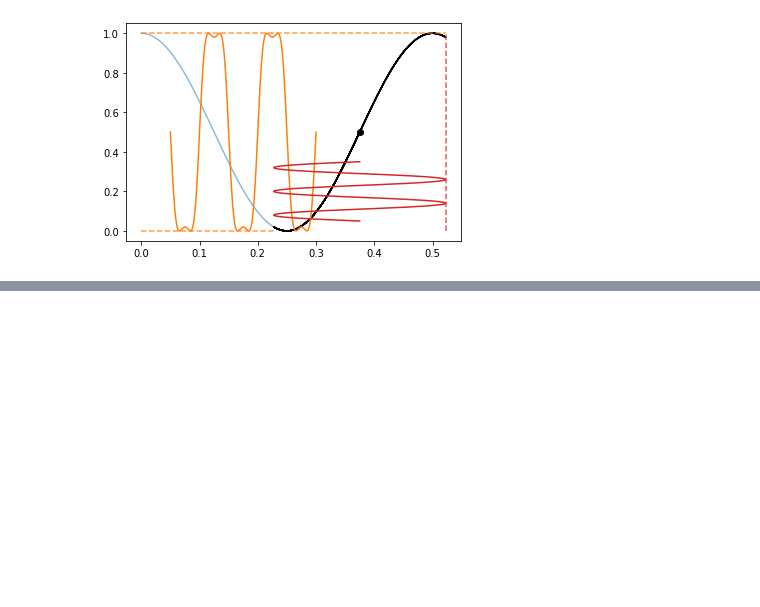
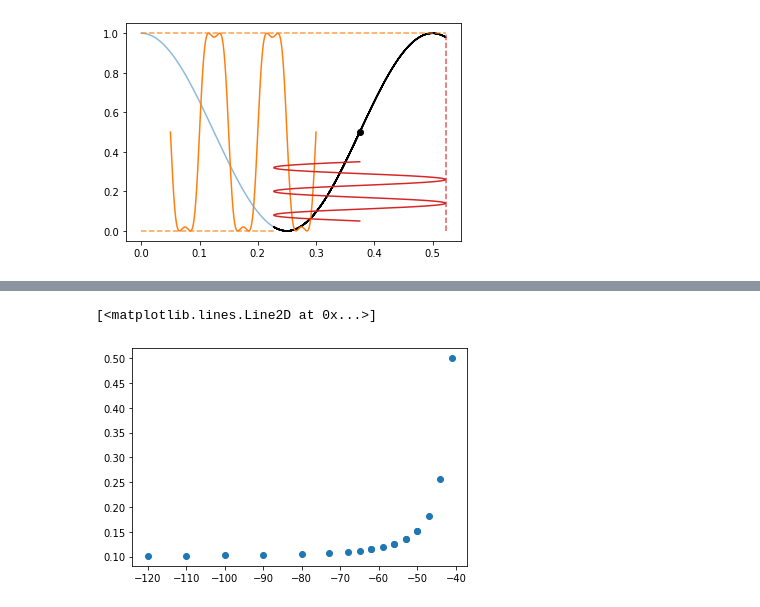
Before and after one commit to remimetzdorff/agregation, a Jupyter notebook: MEPD/2020-01-03_MEPD_figures.ipynb, the cells around one changed output, grey strips where cells are left out. Cells and saved outputs as stored; diff of their text form; code cells hidden in the pictures; blank space fills up the shorter version.

```diff
--- a/MEPD/2020-01-03_MEPD_figures.ipynb
+++ b/MEPD/2020-01-03_MEPD_figures.ipynb
@@ -144,0 +267,6 @@ plt.plot([max(newmod), max(newmod)], [0, max(newsig)], "--C3", alpha=0.75)
+# %%
+yerr = 0.1 + 10*abs(1/(data.index.values+36)**2)
+plt.plot(data.index.values, yerr, "o")
+# %% [output]
+[<matplotlib.lines.Line2D at 0x...>]
+[figure, added]
```
Also changed, not shown: parts of 4 cells of this notebook, 42 other files.
